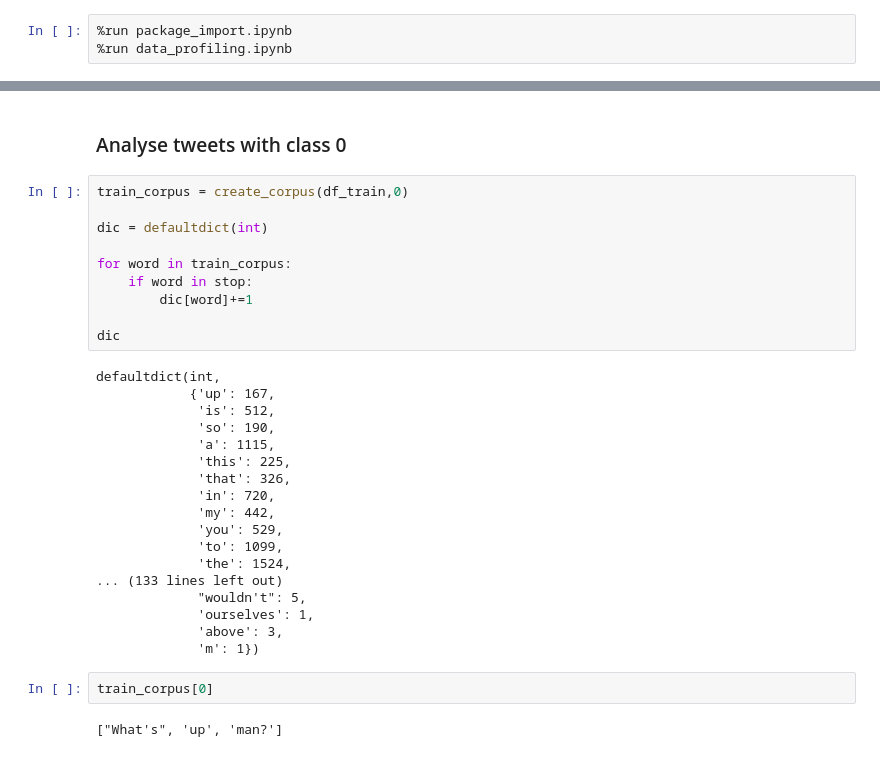
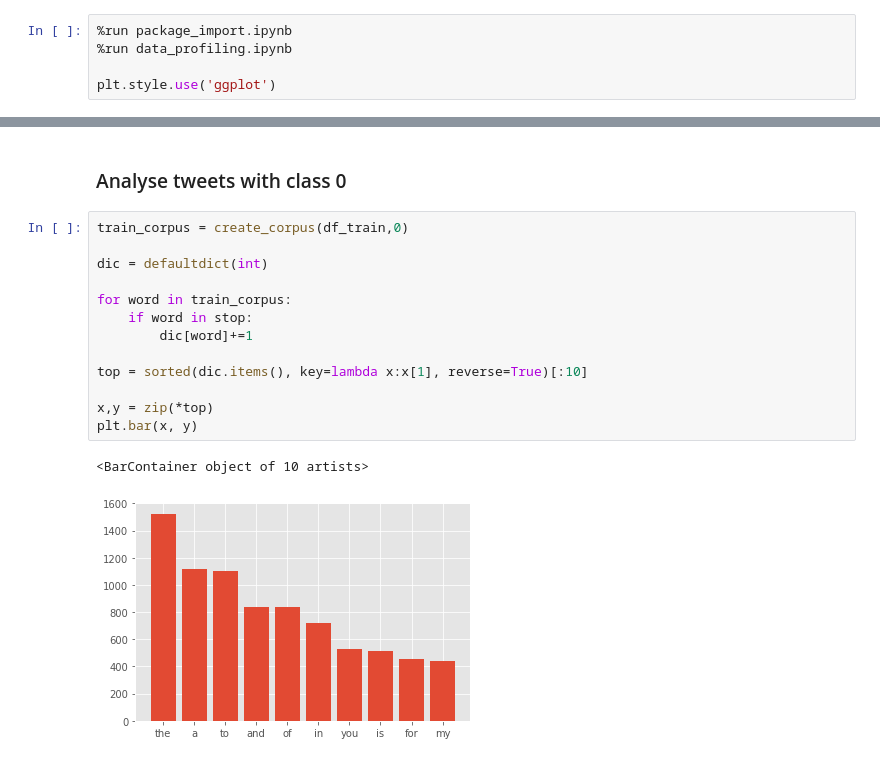
Before and after one commit to ericlau1987/nlp_with_disaster_tweets, a Jupyter notebook: 2_explore_data.ipynb, the cells around one changed output, grey strips where cells are left out. Cells and saved outputs as stored; diff of their text form.

```diff
--- a/2_explore_data.ipynb
+++ b/2_explore_data.ipynb
@@ -7,3 +7,5 @@ dbConnection    = sqlEngine.connect()
 # %%
 %run package_import.ipynb
 %run data_profiling.ipynb
+
+plt.style.use('ggplot')
@@ -109,32 +116,16 @@ def create_corpus(df: pd.DataFrame, target: int) -> list:
 # %%
 train_corpus = create_corpus(df_train,0)
 
 dic = defaultdict(int)
 
 for word in train_corpus:
     if word in stop:
         dic[word]+=1
 
-dic
+top = sorted(dic.items(), key=lambda x:x[1], reverse=True)[:10]
+
+x,y = zip(*top)
+plt.bar(x, y)
 # %% [output]
-defaultdict(int,
-            {'up': 167,
-             'is': 512,
-             'so': 190,
-             'a': 1115,
-             'this': 225,
-             'that': 326,
-             'in': 720,
-             'my': 442,
-             'you': 529,
-             'to': 1099,
-             'the': 1524,
-... (133 lines left out)
-             "wouldn't": 5,
-             'ourselves': 1,
-             'above': 3,
-             'm': 1})
+<BarContainer object of 10 artists>
+[figure, added]
-# %%
-train_corpus[0]
-# %% [output]
-["What's", 'up', 'man?']
```
Also changed, not shown: parts of 11 cells of this notebook, 1 other file.
